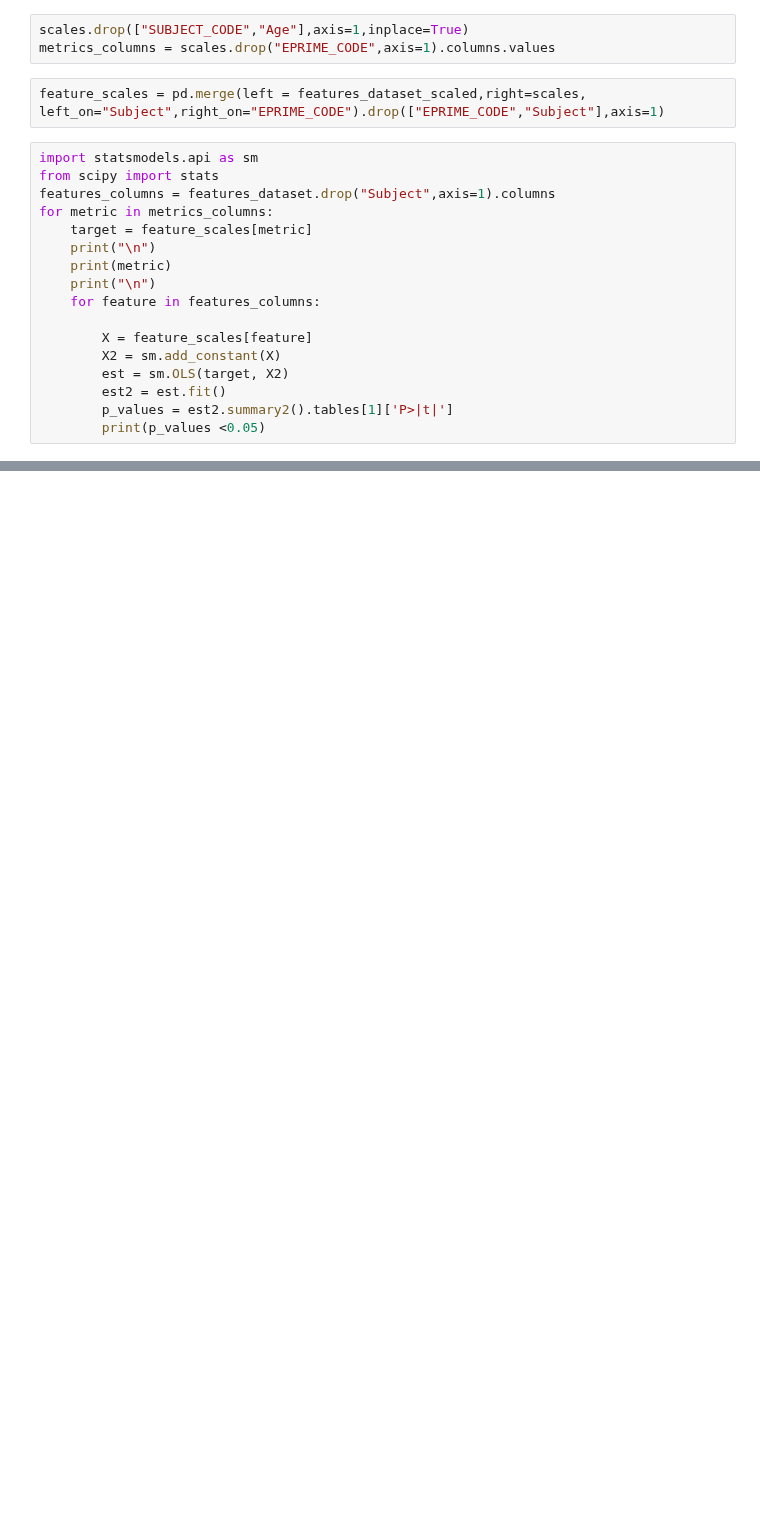
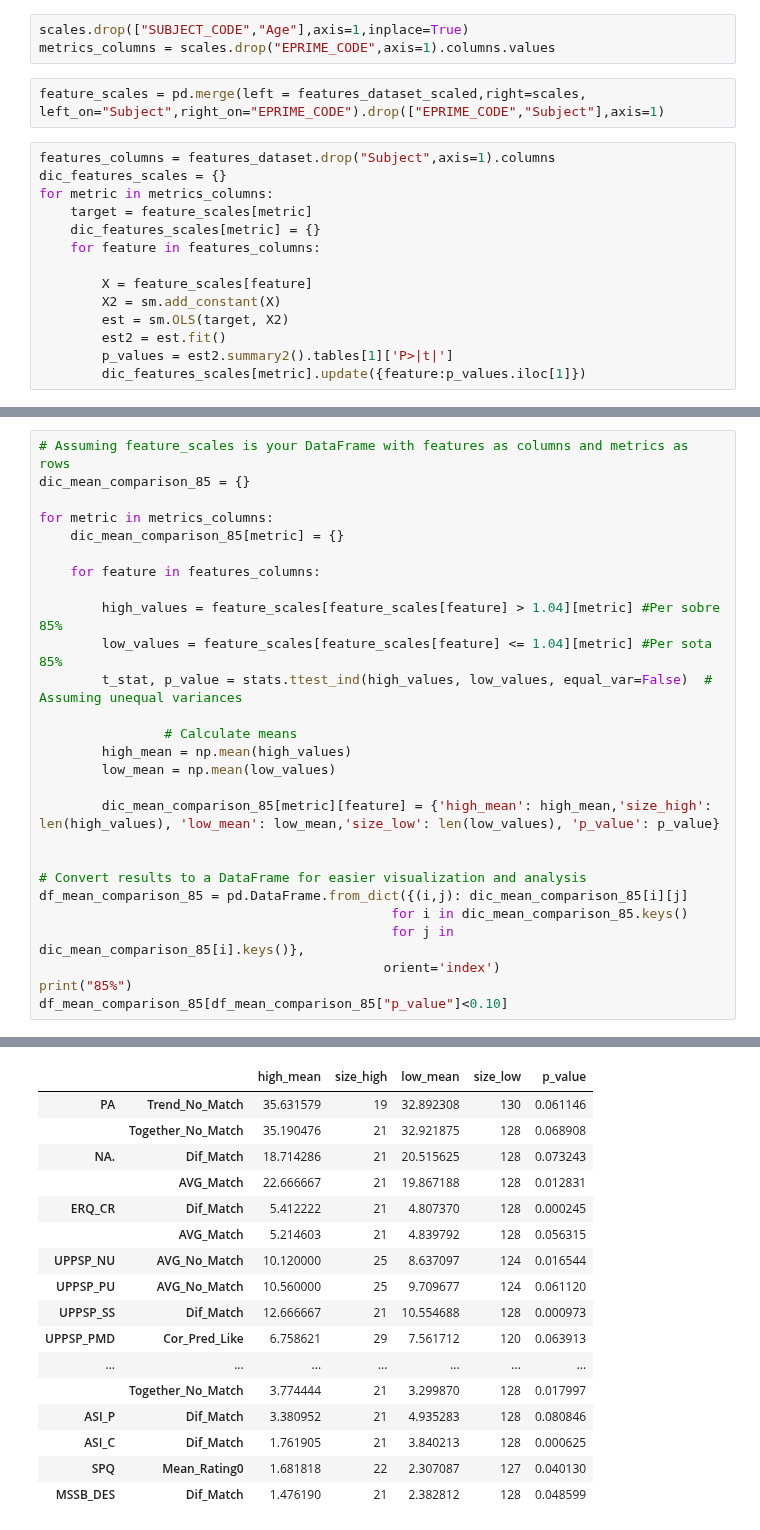
Before and after one commit to ManuIluro22/CasLAB-Predictive-Processing, a Jupyter notebook: Clustering_Predictive_Processing/Analysing_Features_Against_Scales.ipynb, the cells around one changed output, grey strips where cells are left out. Saved outputs shown, nothing was run; the diff lists cells and outputs as text; blank space fills up the shorter version.

Commit message:
Analysing Extreme Values of Feature on Scales

```diff
--- a/Clustering_Predictive_Processing/Analysing_Features_Against_Scales.ipynb
+++ b/Clustering_Predictive_Processing/Analysing_Features_Against_Scales.ipynb
@@ -41,14 +48,11 @@ metrics_columns = scales.drop("EPRIME_CODE",axis=1).columns.values
 # %%
 feature_scales = pd.merge(left = features_dataset_scaled,right=scales, left_on="Subject",right_on="EPRIME_CODE").drop(["EPRIME_CODE","Subject"],axis=1)
 # %%
-import statsmodels.api as sm
-from scipy import stats
 features_columns = features_dataset.drop("Subject",axis=1).columns
+dic_features_scales = {}
 for metric in metrics_columns:
     target = feature_scales[metric]
-    print("\n")
-    print(metric)
-    print("\n")
+    dic_features_scales[metric] = {}
     for feature in features_columns:
 
         X = feature_scales[feature]
@@ -56,4 +60,4 @@ for metric in metrics_columns:
         est = sm.OLS(target, X2)
         est2 = est.fit()
         p_values = est2.summary2().tables[1]['P>|t|']
-        print(p_values <0.05)
+        dic_features_scales[metric].update({feature:p_values.iloc[1]})
@@ -93,0 +78,28 @@ feature_scales[features_dataset.drop("Subject",axis=1).columns]
+# %%
+# Assuming feature_scales is your DataFrame with features as columns and metrics as rows
+dic_mean_comparison_85 = {}
+
+for metric in metrics_columns:
+    dic_mean_comparison_85[metric] = {}
+
+    for feature in features_columns:
+
+        high_values = feature_scales[feature_scales[feature] > 1.04][metric] #Per sobre 85%
+        low_values = feature_scales[feature_scales[feature] <= 1.04][metric] #Per sota 85%
+        t_stat, p_value = stats.ttest_ind(high_values, low_values, equal_var=False)  # Assuming unequal variances
+
+                # Calculate means
+        high_mean = np.mean(high_values)
+        low_mean = np.mean(low_values)
+
+        dic_mean_comparison_85[metric][feature] = {'high_mean': high_mean,'size_high': len(high_values), 'low_mean': low_mean,'size_low': len(low_values), 'p_value': p_value}
+
+
+# Convert results to a DataFrame for easier visualization and analysis
+df_mean_comparison_85 = pd.DataFrame.from_dict({(i,j): dic_mean_comparison_85[i][j]
+                                             for i in dic_mean_comparison_85.keys()
+                                             for j in dic_mean_comparison_85[i].keys()},
+                                            orient='index')
+print("85%")
+df_mean_comparison_85[df_mean_comparison_85["p_value"]<0.10]
+# %% [output]
@@ -93,0 +107,17 @@ feature_scales[features_dataset.drop("Subject",axis=1).columns]
+|  |  | high_mean | size_high | low_mean | size_low | p_value |
+| PA | Trend_No_Match | 35.631579 | 19 | 32.892308 | 130 | 0.061146 |
+|  | Together_No_Match | 35.190476 | 21 | 32.921875 | 128 | 0.068908 |
+| NA. | Dif_Match | 18.714286 | 21 | 20.515625 | 128 | 0.073243 |
+|  | AVG_Match | 22.666667 | 21 | 19.867188 | 128 | 0.012831 |
+| ERQ_CR | Dif_Match | 5.412222 | 21 | 4.807370 | 128 | 0.000245 |
+|  | AVG_Match | 5.214603 | 21 | 4.839792 | 128 | 0.056315 |
+| UPPSP_NU | AVG_No_Match | 10.120000 | 25 | 8.637097 | 124 | 0.016544 |
+| UPPSP_PU | AVG_No_Match | 10.560000 | 25 | 9.709677 | 124 | 0.061120 |
+| UPPSP_SS | Dif_Match | 12.666667 | 21 | 10.554688 | 128 | 0.000973 |
+| UPPSP_PMD | Cor_Pred_Like | 6.758621 | 29 | 7.561712 | 120 | 0.063913 |
+| ... | ... | ... | ... | ... | ... | ... |
+|  | Together_No_Match | 3.774444 | 21 | 3.299870 | 128 | 0.017997 |
+| ASI_P | Dif_Match | 3.380952 | 21 | 4.935283 | 128 | 0.080846 |
+| ASI_C | Dif_Match | 1.761905 | 21 | 3.840213 | 128 | 0.000625 |
+| SPQ | Mean_Rating0 | 1.681818 | 22 | 2.307087 | 127 | 0.040130 |
+| MSSB_DES | Dif_Match | 1.476190 | 21 | 2.382812 | 128 | 0.048599 |
```
Also changed, not shown: parts of 18 cells of this notebook.
